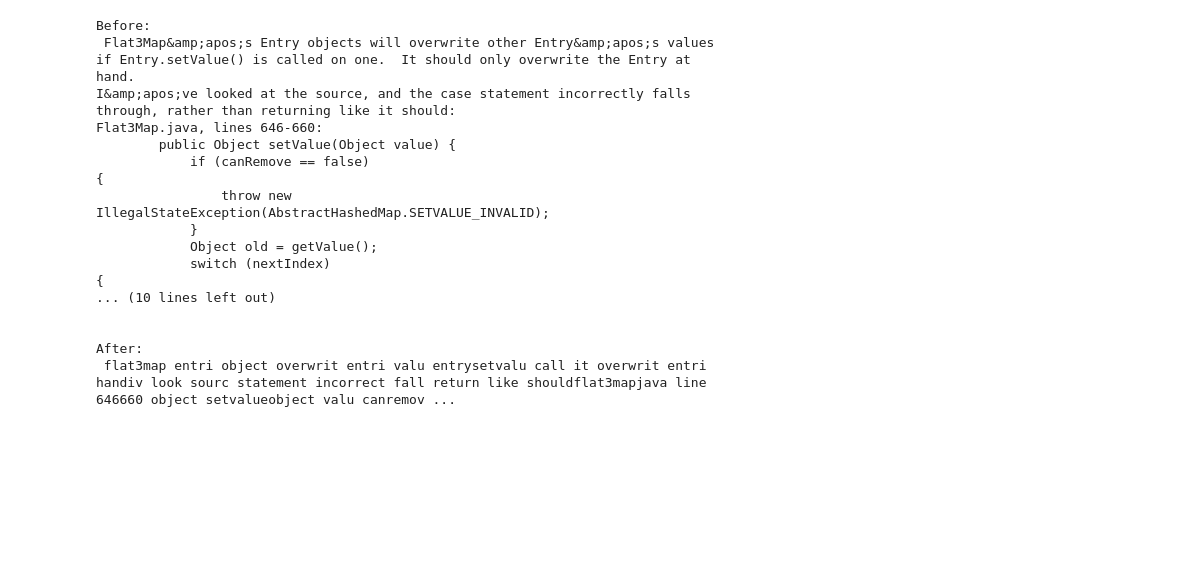
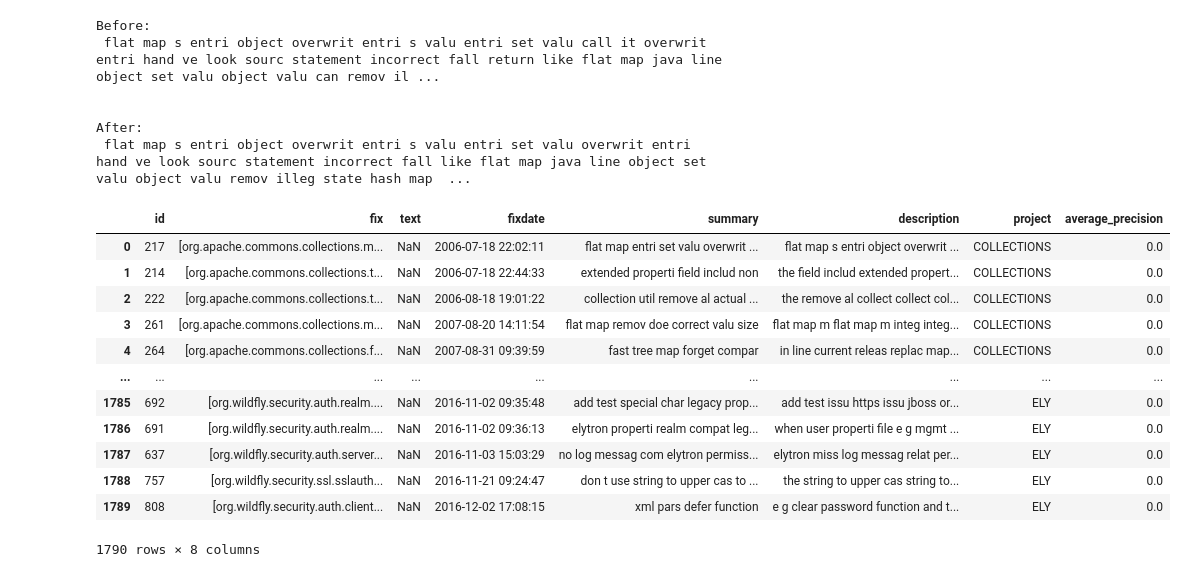
Before and after one commit to YeshaP/ENSF544_Proj2, a Jupyter notebook: Project2-1.ipynb, the cells around one changed output. Drawn from its saved outputs; the diff is of its cells as text; code cells hidden in the pictures; blank space fills up the shorter version.

```diff
--- a/Project2-1.ipynb
+++ b/Project2-1.ipynb
@@ -96,44 +63,49 @@ with open('languages.txt', 'r') as file:
     java_keywords = file.read().split('\n')
 
 def clean_text(text):
-    """
-    text: str, returns: str
-    """
-    # Your solution
     stop_words = list(ENGLISH_STOP_WORDS) + keyword.kwlist + java_keywords
-#     print(list(set(stop_words)))
-
     # This is to remove the double html encodings such as &amp;apos; into simply &apos;.
     # This html encoding is easier to convert into punctuation or special characters for removal.
     text = text.replace("&amp;", '&')
     text = text.replace("\n", '')
     text = html.unescape(text)
-    text = text.translate(str.maketrans('','',string.punctuation))
+    text = re.sub(r"[^\w\s]", " ", text)
     text = " ".join(text.split())
 
     words = text.split(" ")
-    words = [word for word in words if not word in list(set(stop_words))]
+#     split words and return them if it is not in the stop words list
+    words = [" ".join(re.findall('[A-Z]*[a-z]+|[A-Z]{2,}', word)) for word in words if not word in list(set(stop_words))]
     words = [stemmer.stem(word) for word in words]
     text = ' '.join(words)
+    text = re.sub(r"\s{2,}", " ", text)
     return text
 
 print("Before:\n", bug_report_raw["description"][0])
 print("\n\nAfter:\n", clean_text(bug_report_raw["description"][0]))
 # %% [output]
 Before:
- Flat3Map&amp;apos;s Entry objects will overwrite other Entry&amp;apos;s values if Entry.setValue() is called on one.  It should only overwrite the Entry at hand.
-I&amp;apos;ve looked at the source, and the case statement incorrectly falls through, rather than returning like it should:
-Flat3Map.java, lines 646-660:
-        public Object setValue(Object value) {
-            if (canRemove == false)
-{
-                throw new IllegalStateException(AbstractHashedMap.SETVALUE_INVALID);
-            }
-            Object old = getValue();
-            switch (nextIndex)
-{
-... (10 lines left out)
+ flat map s entri object overwrit entri s valu entri set valu call it overwrit entri hand ve look sourc statement incorrect fall return like flat map java line object set valu object valu can remov il ...
 
 
 After:
- flat3map entri object overwrit entri valu entrysetvalu call it overwrit entri handiv look sourc statement incorrect fall return like shouldflat3mapjava line 646660 object setvalueobject valu canremov ...
+ flat map s entri object overwrit entri s valu entri set valu overwrit entri hand ve look sourc statement incorrect fall like flat map java line object set valu object valu remov illeg state hash map  ...
+# %%
+# cleaning the description and putting the data into the text column
+for index, row in bug_report_raw.iterrows():
+    bug_report_raw.at[index, "description"] = clean_text(row["description"])
+    bug_report_raw.at[index, "summary"] = clean_text(row["summary"])
+bug_report_raw
+# %% [output]
+|  | id | fix | text | fixdate | summary | description | project | average_precision |
+| 0 | 217 | [org.apache.commons.collections.m... | NaN | 2006-07-18 22:02:11 | flat map entri set valu overwrit ... | flat map s entri object overwrit ... | COLLECTIONS | 0.0 |
+| 1 | 214 | [org.apache.commons.collections.t... | NaN | 2006-07-18 22:44:33 | extended properti field includ non | the field includ extended propert... | COLLECTIONS | 0.0 |
+| 2 | 222 | [org.apache.commons.collections.t... | NaN | 2006-08-18 19:01:22 | collection util remove al actual ... | the remove al collect collect col... | COLLECTIONS | 0.0 |
+| 3 | 261 | [org.apache.commons.collections.m... | NaN | 2007-08-20 14:11:54 | flat map remov doe correct valu size | flat map m flat map m integ integ... | COLLECTIONS | 0.0 |
+| 4 | 264 | [org.apache.commons.collections.f... | NaN | 2007-08-31 09:39:59 | fast tree map forget compar | in line current releas replac map... | COLLECTIONS | 0.0 |
+| ... | ... | ... | ... | ... | ... | ... | ... | ... |
+| 1785 | 692 | [org.wildfly.security.auth.realm.... | NaN | 2016-11-02 09:35:48 | add test special char legacy prop... | add test issu https issu jboss or... | ELY | 0.0 |
+| 1786 | 691 | [org.wildfly.security.auth.realm.... | NaN | 2016-11-02 09:36:13 | elytron properti realm compat leg... | when user properti file e g mgmt ... | ELY | 0.0 |
+| 1787 | 637 | [org.wildfly.security.auth.server... | NaN | 2016-11-03 15:03:29 | no log messag com elytron permiss... | elytron miss log messag relat per... | ELY | 0.0 |
+| 1788 | 757 | [org.wildfly.security.ssl.sslauth... | NaN | 2016-11-21 09:24:47 | don t use string to upper cas to ... | the string to upper cas string to... | ELY | 0.0 |
+| 1789 | 808 | [org.wildfly.security.auth.client... | NaN | 2016-12-02 17:08:15 | xml pars defer function | e g clear password function and t... | ELY | 0.0 |
+1790 rows × 8 columns
```
Also changed, not shown: parts of 8 cells of this notebook.
